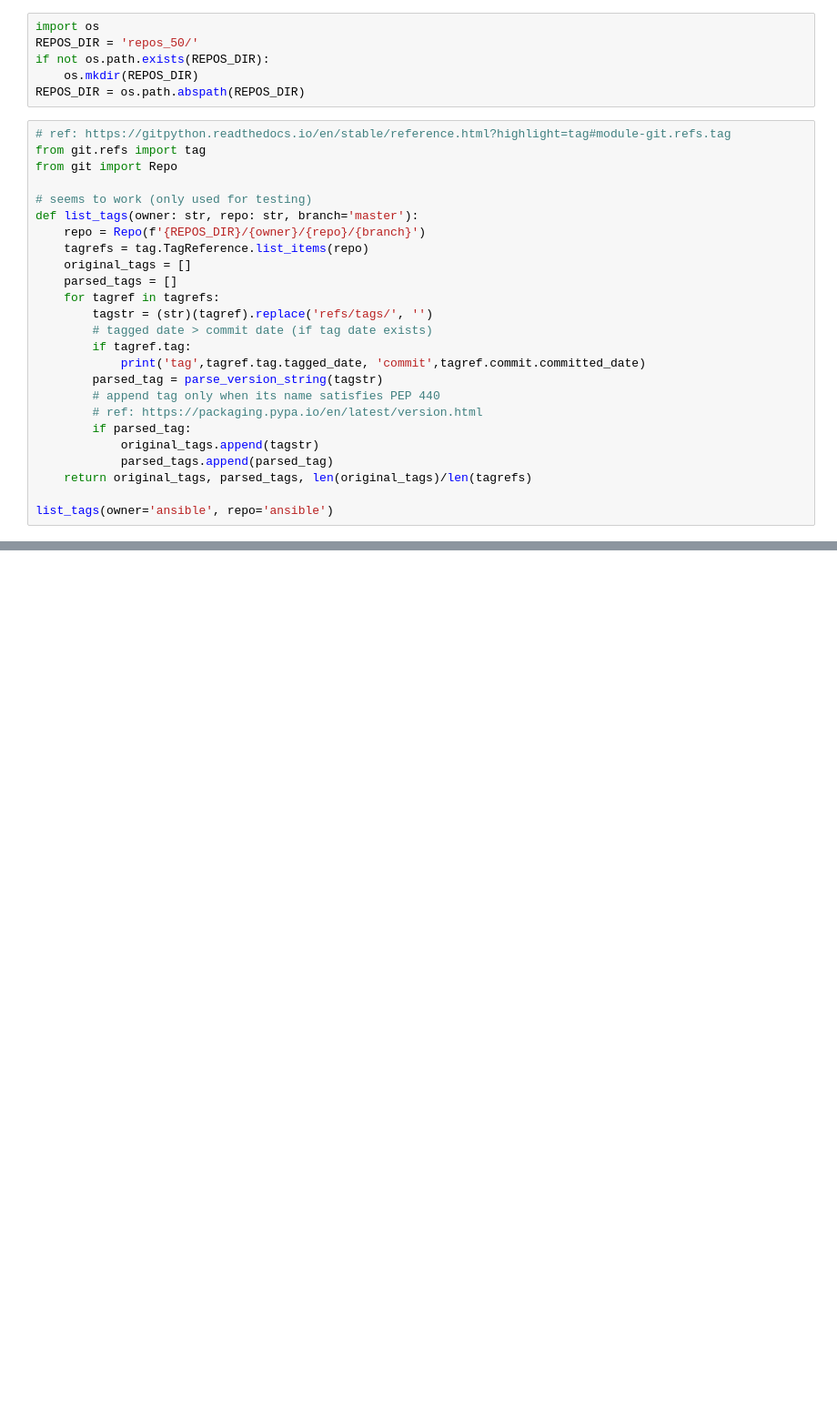
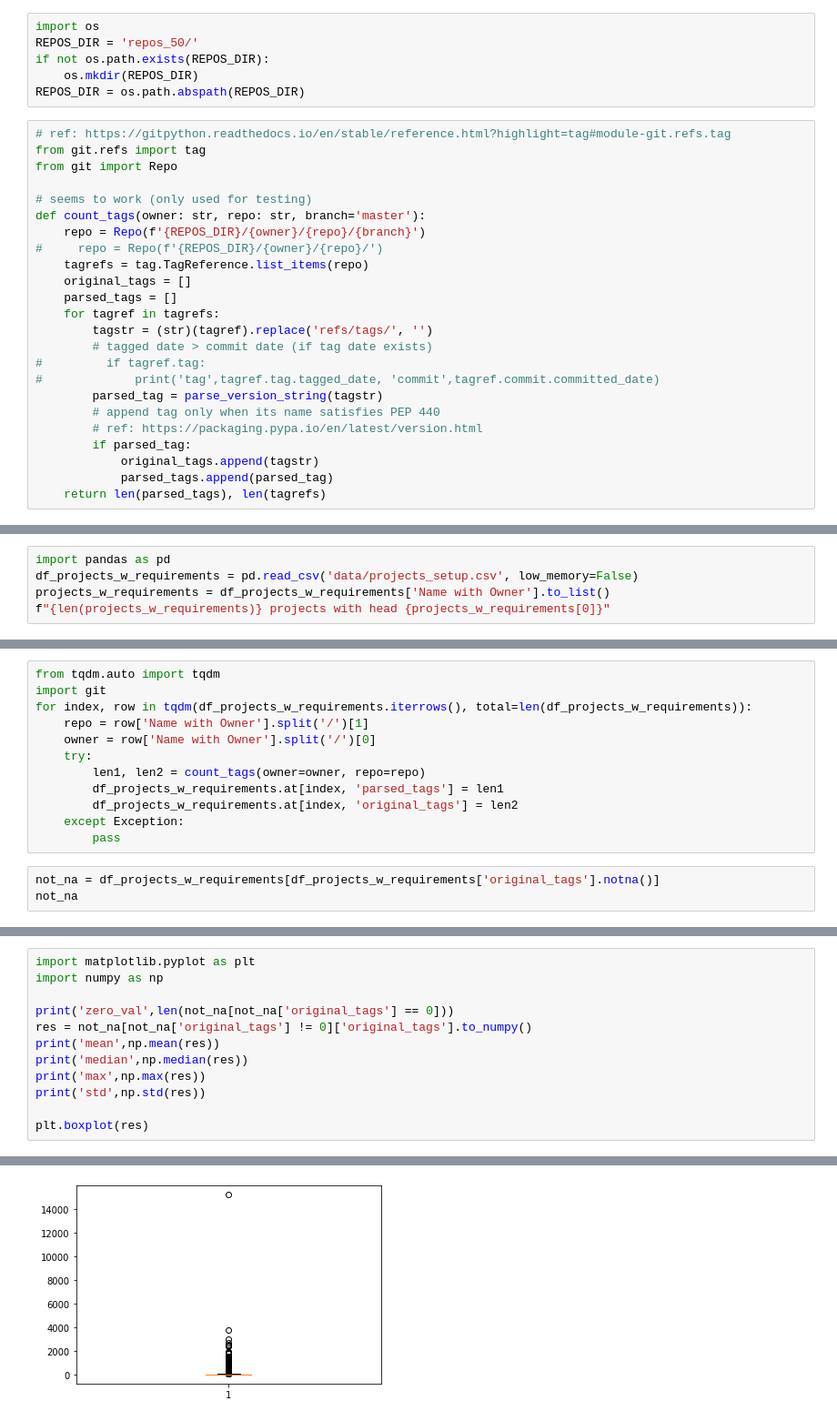
Before and after one commit to guhaiqiao/LibraryMigrationPy, a Jupyter notebook: parse_dependencies.ipynb, the cells around one changed output, grey strips where cells are left out. Shown at 91% size. Drawn from its saved outputs; the diff is of its cells as text; blank space fills up the shorter version.

```diff
--- a/parse_dependencies.ipynb
+++ b/parse_dependencies.ipynb
@@ -27,22 +27,21 @@ from git.refs import tag
 from git import Repo
 
 # seems to work (only used for testing)
-def list_tags(owner: str, repo: str, branch='master'):
+def count_tags(owner: str, repo: str, branch='master'):
     repo = Repo(f'{REPOS_DIR}/{owner}/{repo}/{branch}')
+#     repo = Repo(f'{REPOS_DIR}/{owner}/{repo}/')
     tagrefs = tag.TagReference.list_items(repo)
     original_tags = []
     parsed_tags = []
     for tagref in tagrefs:
         tagstr = (str)(tagref).replace('refs/tags/', '')
         # tagged date > commit date (if tag date exists)
-        if tagref.tag:
-            print('tag',tagref.tag.tagged_date, 'commit',tagref.commit.committed_date)
+#         if tagref.tag:
+#             print('tag',tagref.tag.tagged_date, 'commit',tagref.commit.committed_date)
         parsed_tag = parse_version_string(tagstr)
         # append tag only when its name satisfies PEP 440
         # ref: https://packaging.pypa.io/en/latest/version.html
         if parsed_tag:
             original_tags.append(tagstr)
             parsed_tags.append(parsed_tag)
-    return original_tags, parsed_tags, len(original_tags)/len(tagrefs)
-
-list_tags(owner='ansible', repo='ansible')
+    return len(parsed_tags), len(tagrefs)
@@ -83,0 +48,5 @@ tag 1589320613 commit 1589307940
+# %%
+import pandas as pd
+df_projects_w_requirements = pd.read_csv('data/projects_setup.csv', low_memory=False)
+projects_w_requirements = df_projects_w_requirements['Name with Owner'].to_list()
+f"{len(projects_w_requirements)} projects with head {projects_w_requirements[0]}"
@@ -83,0 +55,15 @@ tag 1589320613 commit 1589307940
+# %%
+from tqdm.auto import tqdm
+import git
+for index, row in tqdm(df_projects_w_requirements.iterrows(), total=len(df_projects_w_requirements)):
+    repo = row['Name with Owner'].split('/')[1]
+    owner = row['Name with Owner'].split('/')[0]
+    try:
+        len1, len2 = count_tags(owner=owner, repo=repo)
+        df_projects_w_requirements.at[index, 'parsed_tags'] = len1
+        df_projects_w_requirements.at[index, 'original_tags'] = len2
+    except Exception:
+        pass
+# %%
+not_na = df_projects_w_requirements[df_projects_w_requirements['original_tags'].notna()]
+not_na
@@ -83,0 +106,13 @@ tag 1589320613 commit 1589307940
+# %%
+import matplotlib.pyplot as plt
+import numpy as np
+
+print('zero_val',len(not_na[not_na['original_tags'] == 0]))
+res = not_na[not_na['original_tags'] != 0]['original_tags'].to_numpy()
+print('mean',np.mean(res))
+print('median',np.median(res))
+print('max',np.max(res))
+print('std',np.std(res))
+
+plt.boxplot(res)
+# %% [output]
@@ -83,0 +132 @@ tag 1589320613 commit 1589307940
+[figure, added]
```
Also changed, not shown: parts of 7 cells of this notebook, 7 other files.
